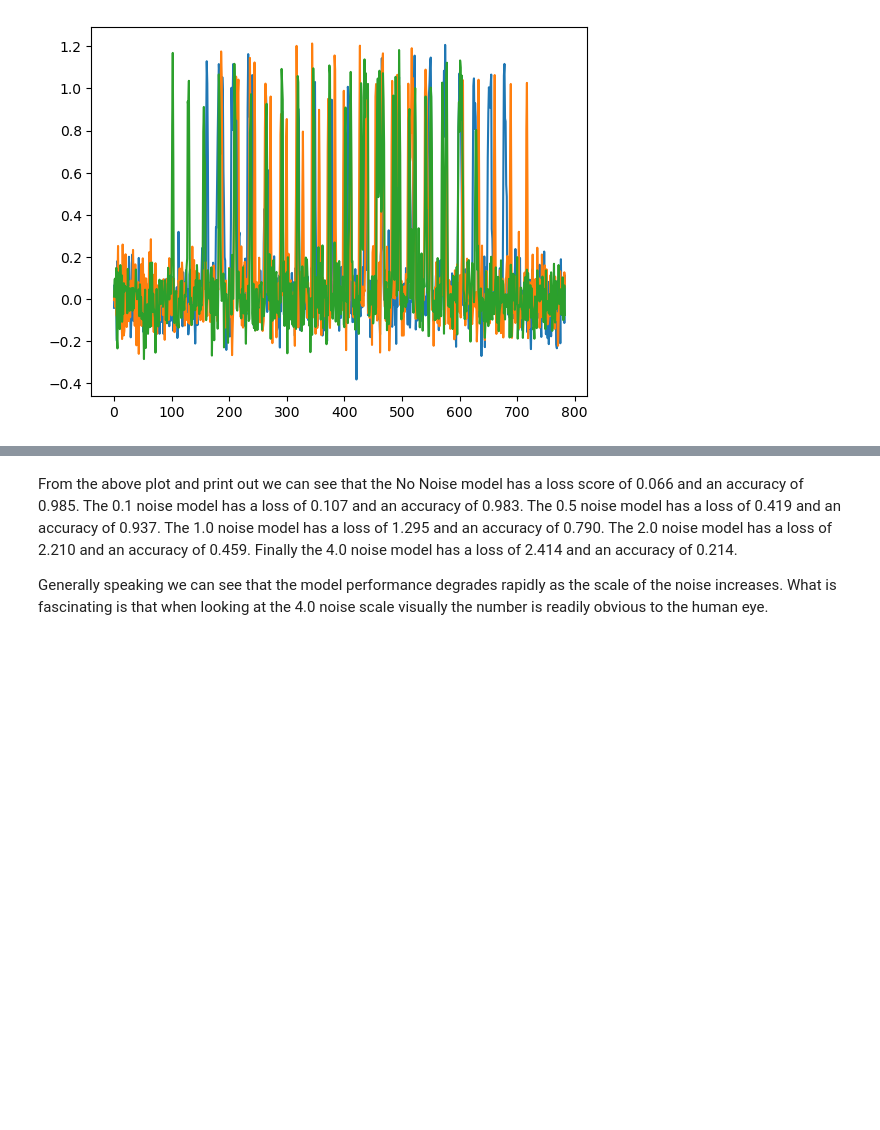
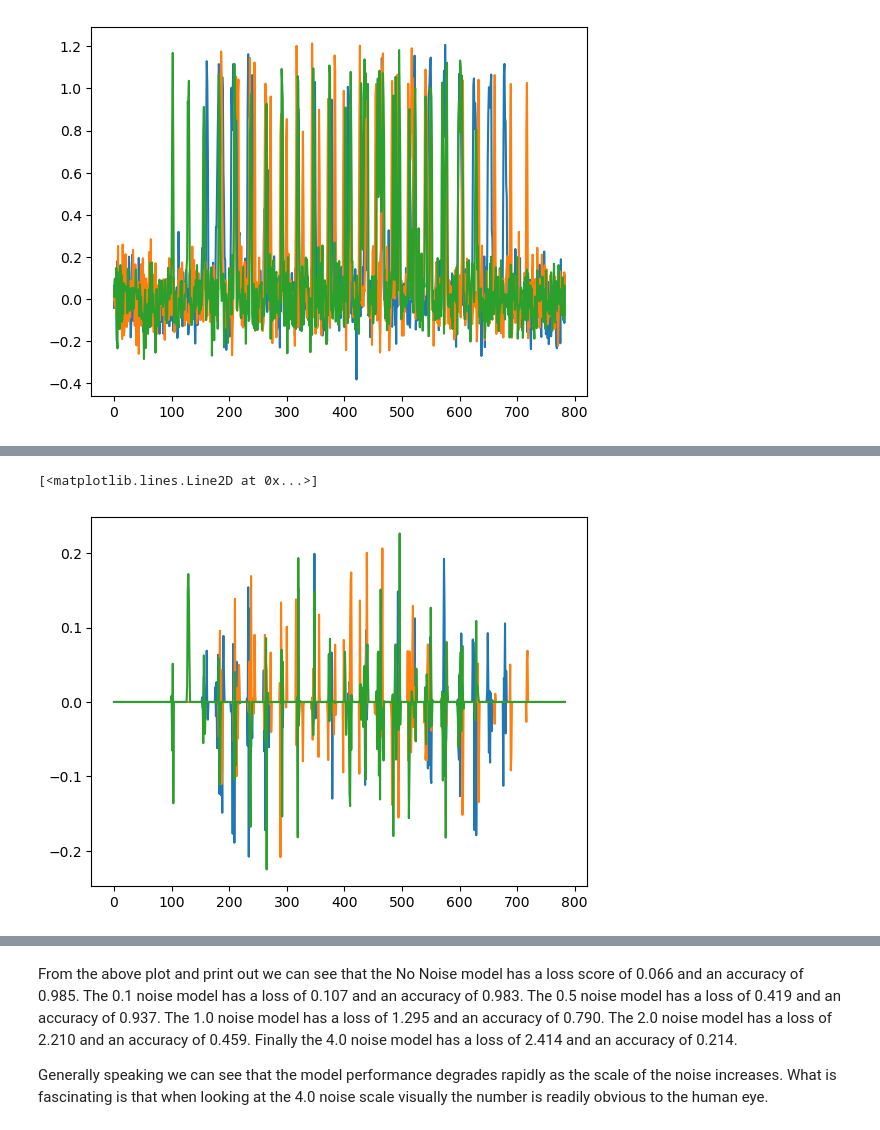
Before and after one commit to VECKT-0R/mlnn_personal, a Jupyter notebook: SU23 Week 10/asnmt_bowman.ipynb, the cells around one changed output, grey strips where cells are left out. Drawn from its saved outputs; the diff is of its cells as text; code cells hidden in the pictures; blank space fills up the shorter version.

Commit message:
added week 11 and adjusted week 10 to include multiplied noise

```diff
--- a/SU23 Week 10/asnmt_bowman.ipynb
+++ b/SU23 Week 10/asnmt_bowman.ipynb
@@ -137,3 +134,9 @@ plt.plot(x_train_noise[6000])
 # %% [output]
 [<matplotlib.lines.Line2D at 0x...>]
 [figure]
+# %%
+# Wanted to confirm the noise worked as intended once the data was reshaped. plt.imshow doesn't work on 6000x784.
+
+x_train_noise = x_train * np.random.normal(scale = 0.1, size = (60000, 784))
+
+np.shape(x_train_noise)
@@ -140,3 +153,11 @@ plt.plot(x_train_noise[6000])
+# %%
+# Images with test noise plot
+plt.plot(x_train_noise[0])
+plt.plot(x_train_noise[3000])
+plt.plot(x_train_noise[6000])
+# %% [output]
+[<matplotlib.lines.Line2D at 0x...>]
+[figure, added]
 # %%
 # For Loop of Scales
 
```
Also changed, not shown: parts of 6 cells of this notebook, 2 other files.
